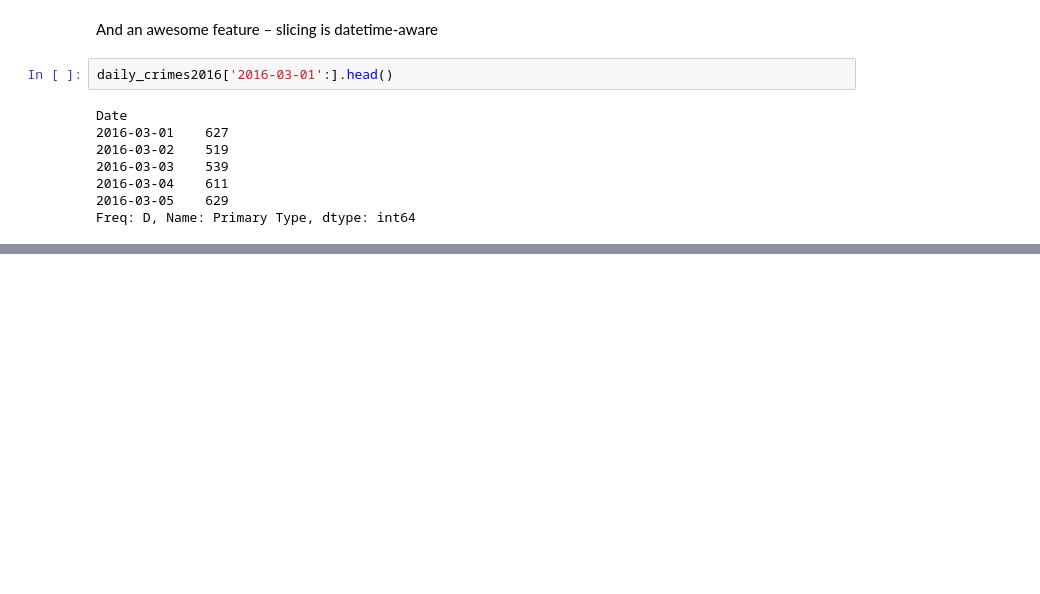
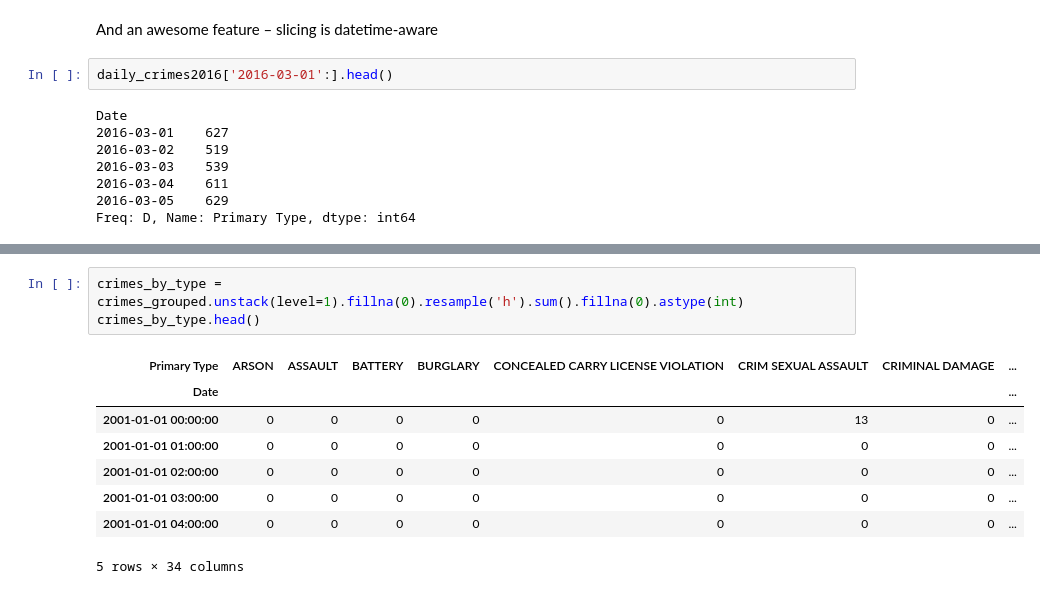
Before and after one commit to PacktPublishing/Jupyter-Notebook-for-Data-Science, a Jupyter notebook: chicago_crime.ipynb, the cells around one changed output, grey strips where cells are left out. Saved outputs shown, nothing was run; the diff lists cells and outputs as text; blank space fills up the shorter version.

```diff
--- a/chicago_crime.ipynb
+++ b/chicago_crime.ipynb
@@ -386,0 +512,12 @@ Freq: D, Name: Primary Type, dtype: int64
+# %%
+crimes_by_type = crimes_grouped.unstack(level=1).fillna(0).resample('h').sum().fillna(0).astype(int)
+crimes_by_type.head()
+# %% [output]
+| Primary Type | ARSON | ASSAULT | BATTERY | BURGLARY | CONCEALED CARRY LICENSE VIOLATION | CRIM SEXUAL ASSAULT | CRIMINAL DAMAGE | ... |
+| Date |  |  |  |  |  |  |  | ... |
+| 2001-01-01 00:00:00 | 0 | 0 | 0 | 0 | 0 | 13 | 0 | ... |
+| 2001-01-01 01:00:00 | 0 | 0 | 0 | 0 | 0 | 0 | 0 | ... |
+| 2001-01-01 02:00:00 | 0 | 0 | 0 | 0 | 0 | 0 | 0 | ... |
+| 2001-01-01 03:00:00 | 0 | 0 | 0 | 0 | 0 | 0 | 0 | ... |
+| 2001-01-01 04:00:00 | 0 | 0 | 0 | 0 | 0 | 0 | 0 | ... |
+5 rows × 34 columns
```
Also changed, not shown: parts of 33 cells of this notebook.
